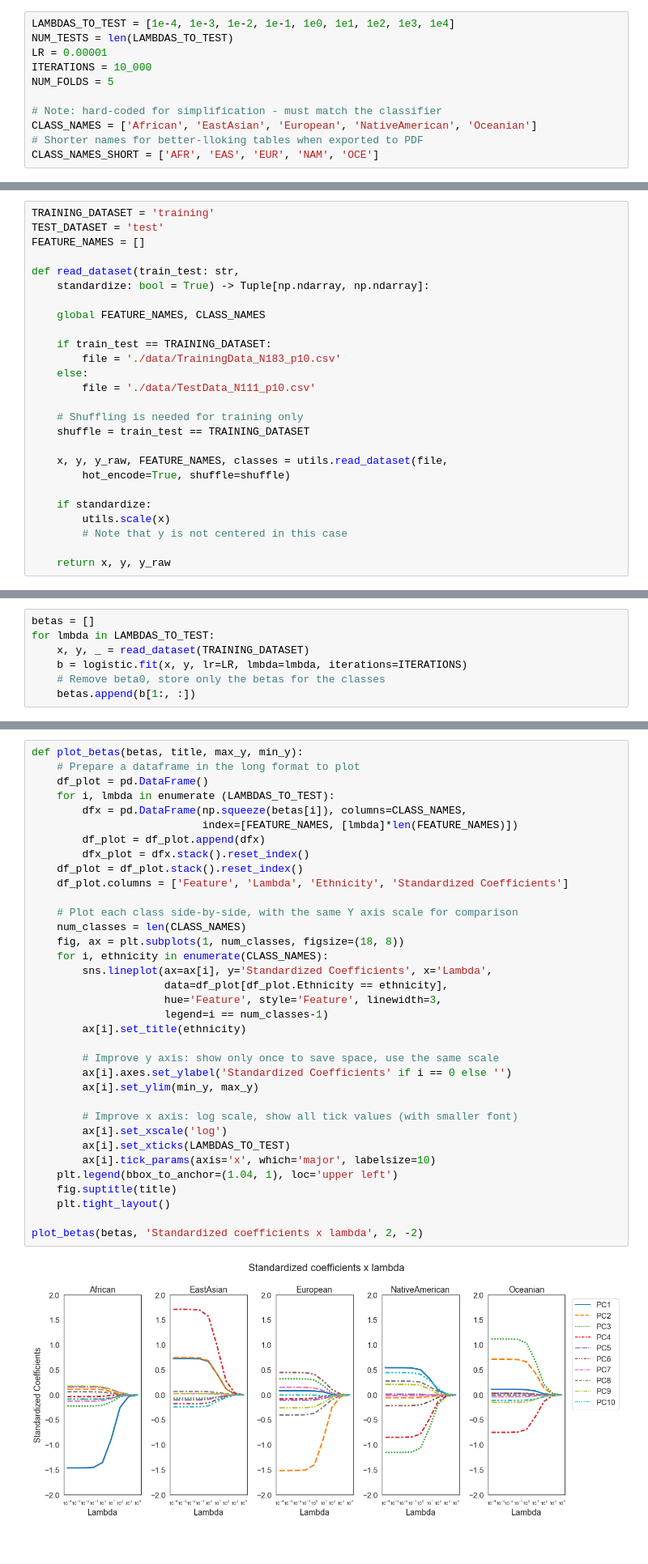
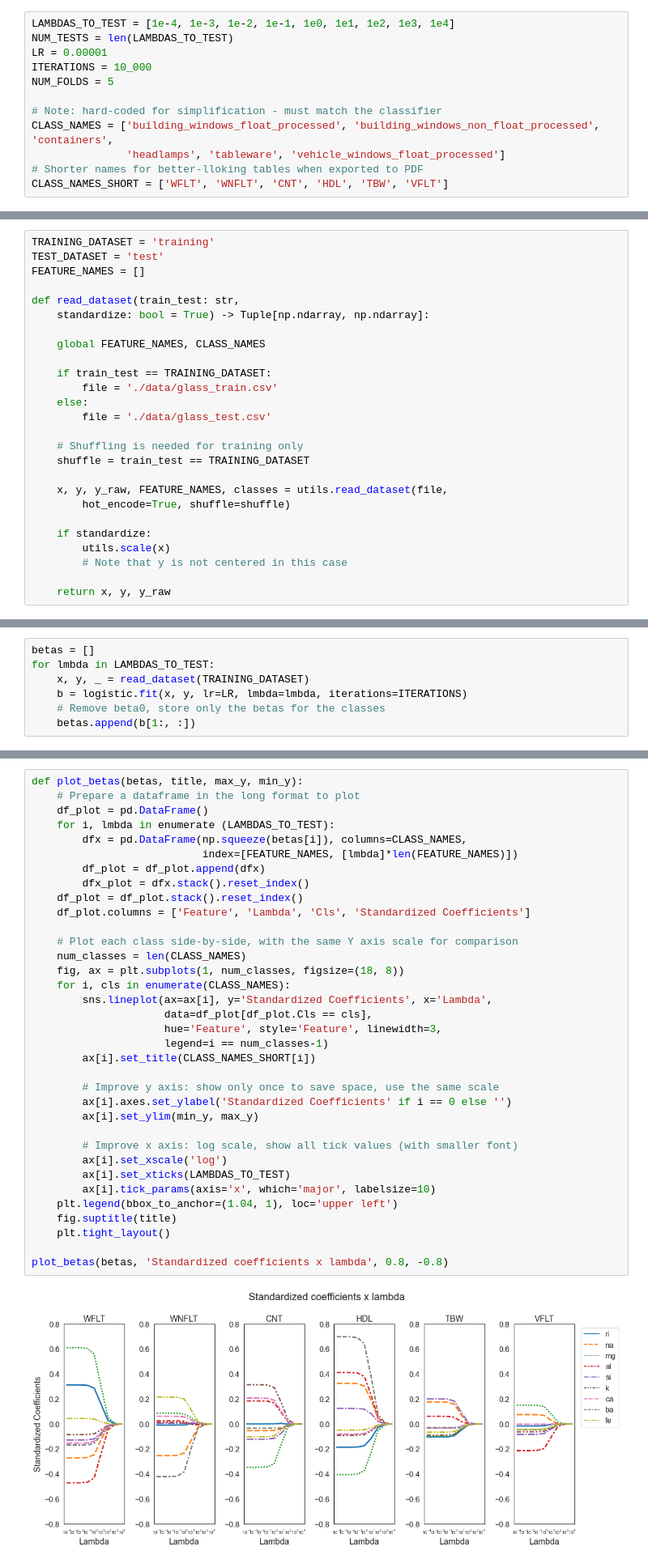
Before and after one commit to fau-masters-collected-works-cgarbin/regression-no-libraries, a Jupyter notebook: logistic_regression.ipynb, the cells around one changed output, grey strips where cells are left out. Shown at 81% size. Saved outputs shown, nothing was run; the diff lists cells and outputs as text.

```diff
--- a/logistic_regression.ipynb
+++ b/logistic_regression.ipynb
@@ -64,9 +66,10 @@ ITERATIONS = 10_000
 NUM_FOLDS = 5
 
 # Note: hard-coded for simplification - must match the classifier
-CLASS_NAMES = ['African', 'EastAsian', 'European', 'NativeAmerican', 'Oceanian']
+CLASS_NAMES = ['building_windows_float_processed', 'building_windows_non_float_processed', 'containers',
+               'headlamps', 'tableware', 'vehicle_windows_float_processed']
 # Shorter names for better-lloking tables when exported to PDF
-CLASS_NAMES_SHORT = ['AFR', 'EAS', 'EUR', 'NAM', 'OCE']
+CLASS_NAMES_SHORT = ['WFLT', 'WNFLT', 'CNT', 'HDL', 'TBW', 'VFLT']
 # %% [markdown]
 Read the dataset and prepare it by encoding categorical columns, standardizing if asked to do so. Note that there is no caching. For a larger dataset we should probably cache it.
 
@@ -82,9 +85,9 @@ def read_dataset(train_test: str,
     global FEATURE_NAMES, CLASS_NAMES
 
     if train_test == TRAINING_DATASET:
-        file = './data/TrainingData_N183_p10.csv'
+        file = './data/glass_train.csv'
     else:
-        file = './data/TestData_N111_p10.csv'
+        file = './data/glass_test.csv'
 
     # Shuffling is needed for training only
     shuffle = train_test == TRAINING_DATASET
@@ -116,39 +119,39 @@ Plot the coefficient for each ethnicity side by side to compare them (Y axis sca
 def plot_betas(betas, title, max_y, min_y):
     # Prepare a dataframe in the long format to plot
     df_plot = pd.DataFrame()
     for i, lmbda in enumerate (LAMBDAS_TO_TEST):
         dfx = pd.DataFrame(np.squeeze(betas[i]), columns=CLASS_NAMES,
                            index=[FEATURE_NAMES, [lmbda]*len(FEATURE_NAMES)])
         df_plot = df_plot.append(dfx)
         dfx_plot = dfx.stack().reset_index()
     df_plot = df_plot.stack().reset_index()
-    df_plot.columns = ['Feature', 'Lambda', 'Ethnicity', 'Standardized Coefficients']
+    df_plot.columns = ['Feature', 'Lambda', 'Cls', 'Standardized Coefficients']
 
     # Plot each class side-by-side, with the same Y axis scale for comparison
     num_classes = len(CLASS_NAMES)
     fig, ax = plt.subplots(1, num_classes, figsize=(18, 8))
-    for i, ethnicity in enumerate(CLASS_NAMES):
+    for i, cls in enumerate(CLASS_NAMES):
         sns.lineplot(ax=ax[i], y='Standardized Coefficients', x='Lambda',
-                     data=df_plot[df_plot.Ethnicity == ethnicity],
+                     data=df_plot[df_plot.Cls == cls],
                      hue='Feature', style='Feature', linewidth=3,
                      legend=i == num_classes-1)
-        ax[i].set_title(ethnicity)
+        ax[i].set_title(CLASS_NAMES_SHORT[i])
 
         # Improve y axis: show only once to save space, use the same scale
         ax[i].axes.set_ylabel('Standardized Coefficients' if i == 0 else '')
         ax[i].set_ylim(min_y, max_y)
 
         # Improve x axis: log scale, show all tick values (with smaller font)
         ax[i].set_xscale('log')
         ax[i].set_xticks(LAMBDAS_TO_TEST)
         ax[i].tick_params(axis='x', which='major', labelsize=10)
     plt.legend(bbox_to_anchor=(1.04, 1), loc='upper left')
     fig.suptitle(title)
     plt.tight_layout()
 
-plot_betas(betas, 'Standardized coefficients x lambda', 2, -2)
+plot_betas(betas, 'Standardized coefficients x lambda', 0.8, -0.8)
 # %% [output]
-[figure, old version]
+[figure, new version]
 # %% [markdown]
 # Deliverable 2 - effect of lambda on cross-validation error (categorial cross-entropy)
 
```
Also changed, not shown: parts of 36 cells of this notebook, 6 other files.
